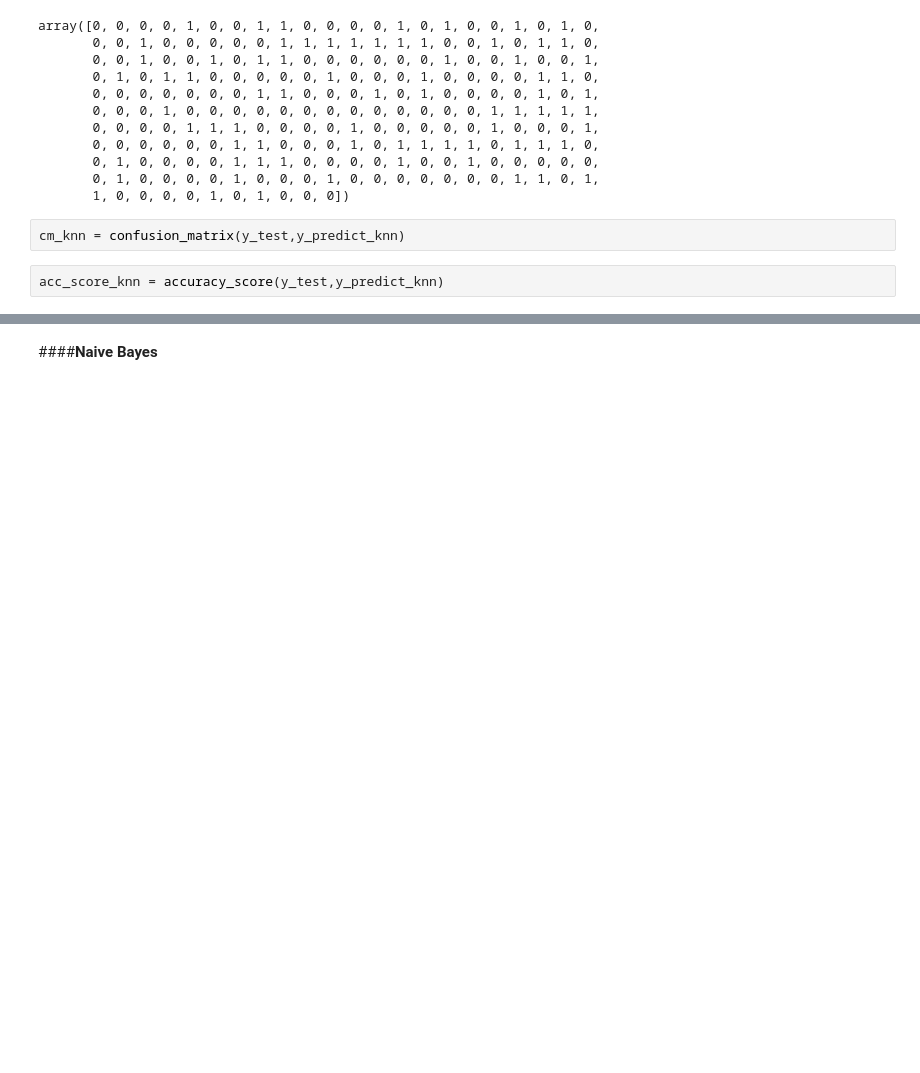
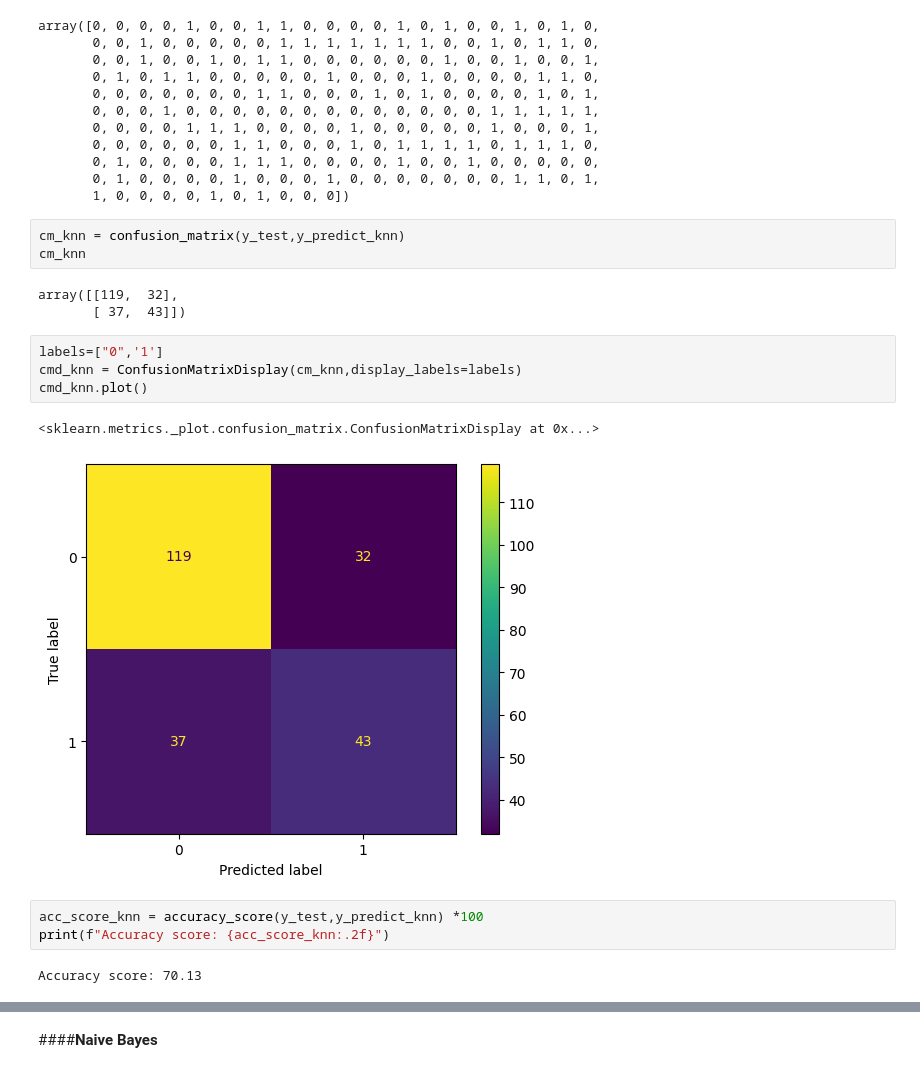
Before and after one commit to SujithSajeev-17/Machine_Learning, a Jupyter notebook: Diabetes_prediction_Classifictaion.ipynb, the cells around one changed output, grey strips where cells are left out. Drawn from its saved outputs; the diff is of its cells as text; blank space fills up the shorter version.

```diff
--- a/Diabetes_prediction_Classifictaion.ipynb
+++ b/Diabetes_prediction_Classifictaion.ipynb
@@ -338,5 +308,19 @@ array([0, 0, 0, 0, 1, 0, 0, 1, 1, 0, 0, 0, 0, 1, 0, 1, 0, 0, 1, 0, 1, 0,
        1, 0, 0, 0, 0, 1, 0, 1, 0, 0, 0])
 # %%
 cm_knn = confusion_matrix(y_test,y_predict_knn)
+cm_knn
+# %% [output]
+array([[119,  32],
+       [ 37,  43]])
+# %%
+labels=["0",'1']
+cmd_knn = ConfusionMatrixDisplay(cm_knn,display_labels=labels)
+cmd_knn.plot()
+# %% [output]
+<sklearn.metrics._plot.confusion_matrix.ConfusionMatrixDisplay at 0x...>
+[figure, added]
 # %%
-acc_score_knn = accuracy_score(y_test,y_predict_knn)
+acc_score_knn = accuracy_score(y_test,y_predict_knn) *100
+print(f"Accuracy score: {acc_score_knn:.2f}")
+# %% [output]
+Accuracy score: 70.13
```
Also changed, not shown: parts of 32 cells of this notebook.
